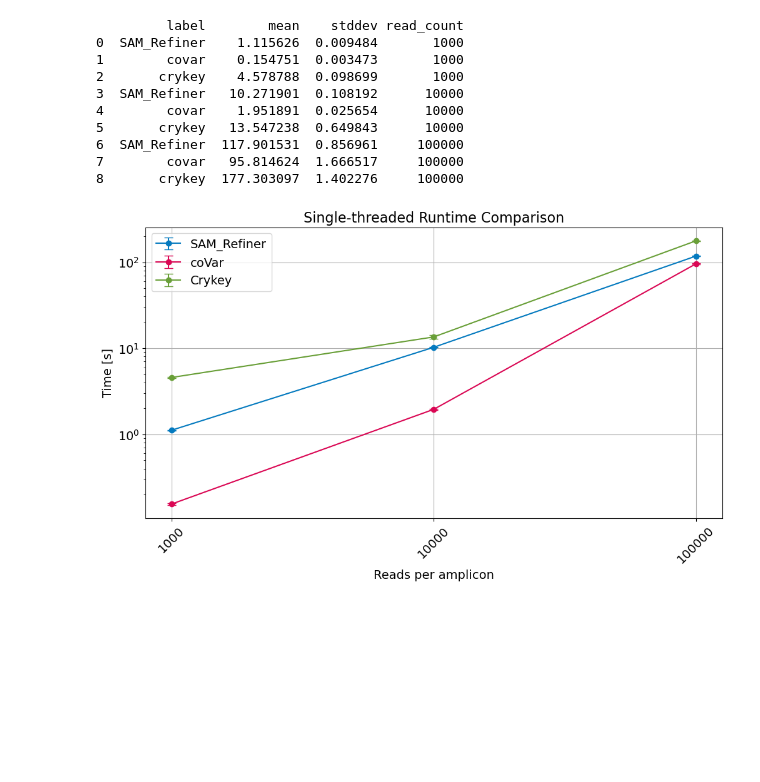
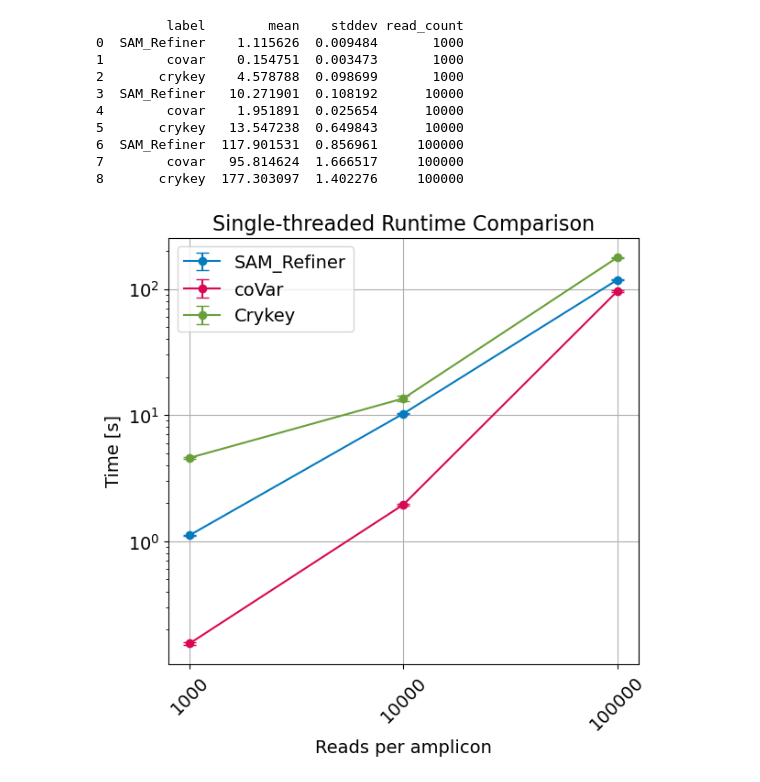
Before and after one commit to andersen-lab/covariants-paper, a Jupyter notebook: supp_fig1/scripts/plot_performance.ipynb, the cells around one changed output. Drawn from its saved outputs; the diff is of its cells as text; code cells hidden in the pictures; blank space fills up the shorter version.

```diff
--- a/supp_fig1/scripts/plot_performance.ipynb
+++ b/supp_fig1/scripts/plot_performance.ipynb
@@ -42,40 +42,40 @@ for read_count in read_counts:
 
 print(df)
 
-plt.figure(figsize=(10, 6), constrained_layout=True)
+plt.figure(figsize=(6, 6), constrained_layout=True)
 for label in df['label'].unique():
     subset = df[df['label'] == label]
     # Get color from color_dict, ensuring case-insensitive matching
     color = None
     for key in color_dict:
         if key.lower() == label.lower():
             color = color_dict[key]
             break
     plt.errorbar(subset['read_count'], subset['mean'], yerr=subset['stddev'],
                  label=label_map[label], marker='o', capsize=5, color=color)
 
 plt.title('Single-threaded Runtime Comparison', fontsize=16)
 plt.xlabel('Reads per amplicon')
 plt.ylabel('Time [s]')
 plt.xticks(rotation=45)
 plt.legend(loc='best', fontsize='medium')
 #plt.ylim(0, None)
 plt.yscale('log')
 plt.grid(True)
 plt.savefig('../results/single_thread_performance.pdf', transparent=True, dpi=300)
 plt.show()
 # %% [output]
          label        mean    stddev read_count
 0  SAM_Refiner    1.115626  0.009484       1000
 1        covar    0.154751  0.003473       1000
 2       crykey    4.578788  0.098699       1000
 3  SAM_Refiner   10.271901  0.108192      10000
 4        covar    1.951891  0.025654      10000
 5       crykey   13.547238  0.649843      10000
 6  SAM_Refiner  117.901531  0.856961     100000
 7        covar   95.814624  1.666517     100000
 8       crykey  177.303097  1.402276     100000
-[figure, old version]
+[figure, new version]
 # %%
 # Runtime comparison (multi-thread)
 read_counts = ["1000", "10000", "100000"]
```
Also changed, not shown: parts of 1 cell of this notebook, 28 other files.
